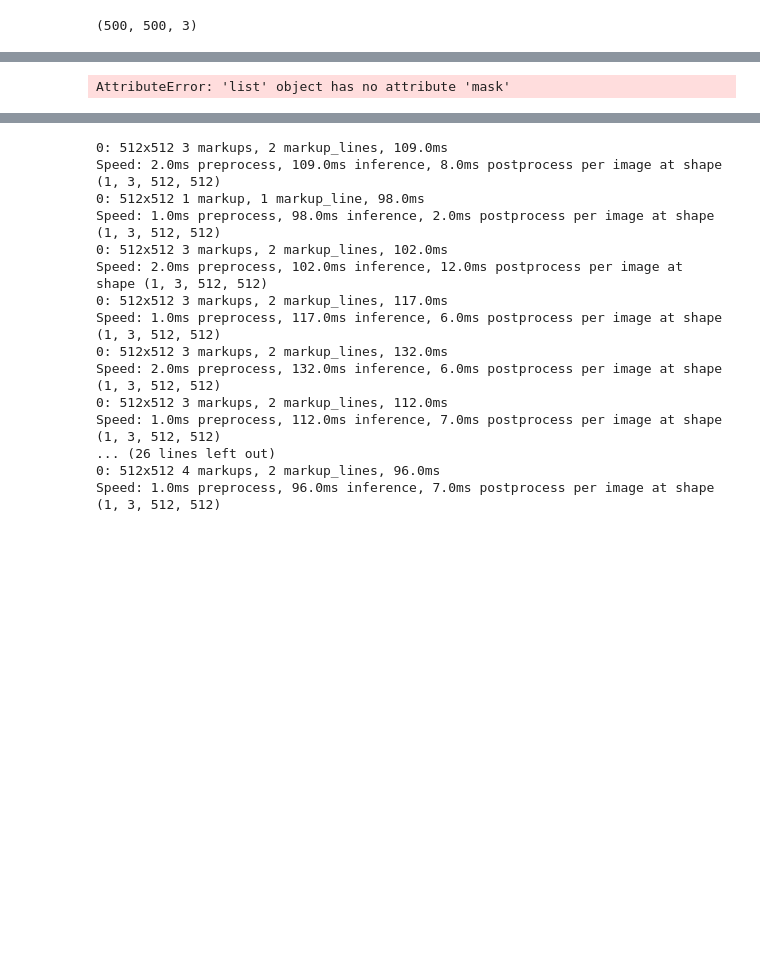
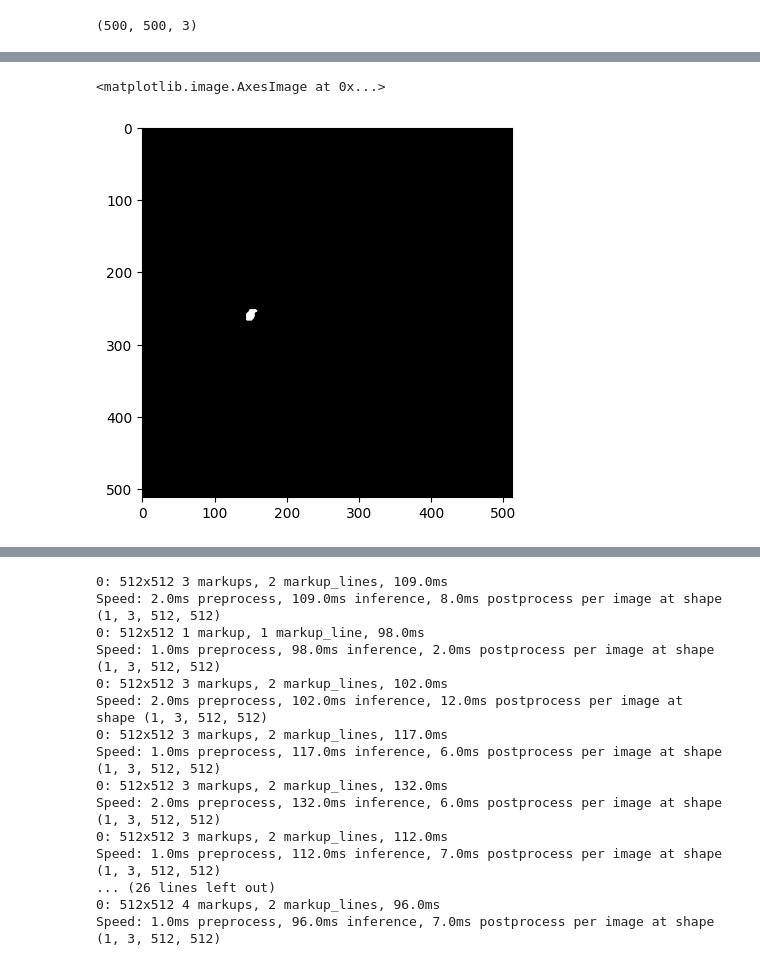
Before and after one commit to FilippYV/ETS_Autopilot, a Jupyter notebook: code_programm/lane_recognition/yolo8_seg_medel_test.ipynb, the cells around one changed output, grey strips where cells are left out. Saved outputs shown, nothing was run; the diff lists cells and outputs as text; code cells hidden in the pictures; blank space fills up the shorter version.

```diff
--- a/code_programm/lane_recognition/yolo8_seg_medel_test.ipynb
+++ b/code_programm/lane_recognition/yolo8_seg_medel_test.ipynb
@@ -32,16 +31,0 @@ Speed: 7.0ms preprocess, 435.5ms inference, 18.0ms postprocess per image at shap
-# %%
-masks = results.mask[0]
-
-# Получение классов
-classes = results.boxes.cls.cpu().numpy()
-
-# Получение имен классов
-class_names = results.names
-
-# Отображение масок
-for i in range(len(masks)):
-    mask = masks[i].cpu()
-    cv2.imshow(f'Маска {i}', mask.numpy())
-    cv2.waitKey(0)
-# %% [output]
-AttributeError: 'list' object has no attribute 'mask'
@@ -53,0 +32,5 @@ for result in results:
+# %%
+plt.imshow(results[0].masks.data[3].cpu().numpy(), 'gray')
+# %% [output]
+<matplotlib.image.AxesImage at 0x...>
+[figure, added]
```
Also changed, not shown: parts of 4 cells of this notebook, 1 other file.
